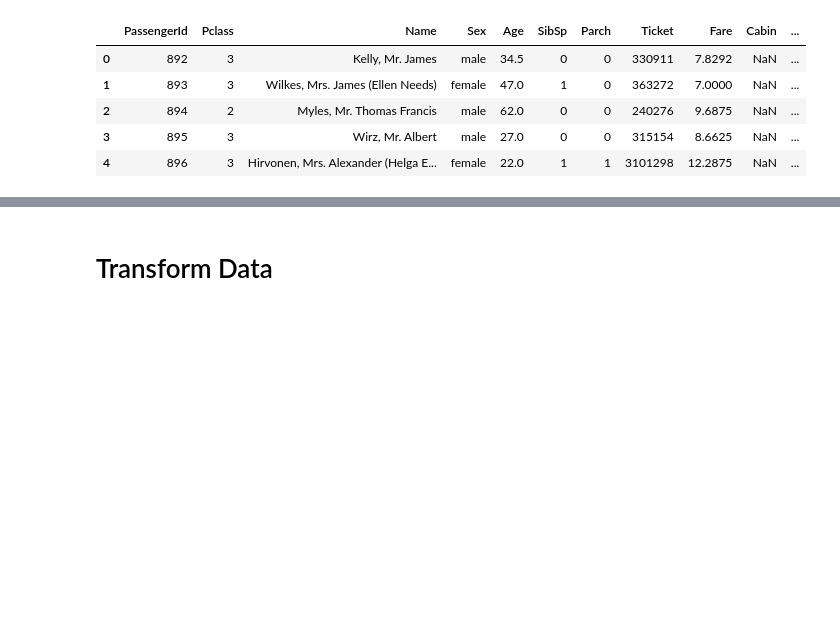
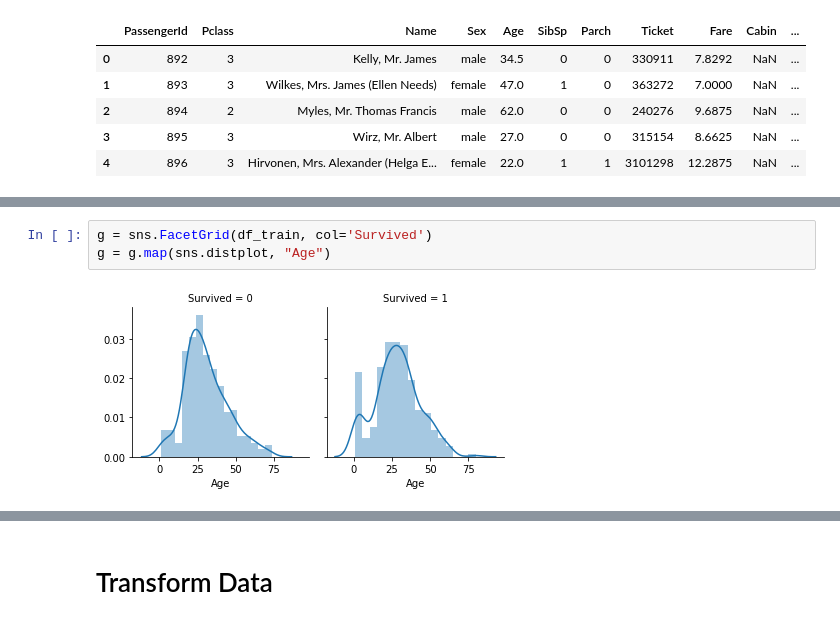
Before and after one commit to cliche818/titanic_kaggle, a Jupyter notebook: titanic_model.ipynb, the cells around one changed output, grey strips where cells are left out. Drawn from its saved outputs; the diff is of its cells as text; blank space fills up the shorter version.

```diff
--- a/titanic_model.ipynb
+++ b/titanic_model.ipynb
@@ -26,0 +32,5 @@ df_test.head()
+# %%
+g = sns.FacetGrid(df_train, col='Survived')
+g = g.map(sns.distplot, "Age")
+# %% [output]
+[figure, added]
```
Also changed, not shown: parts of 29 cells of this notebook, 3 other files.
